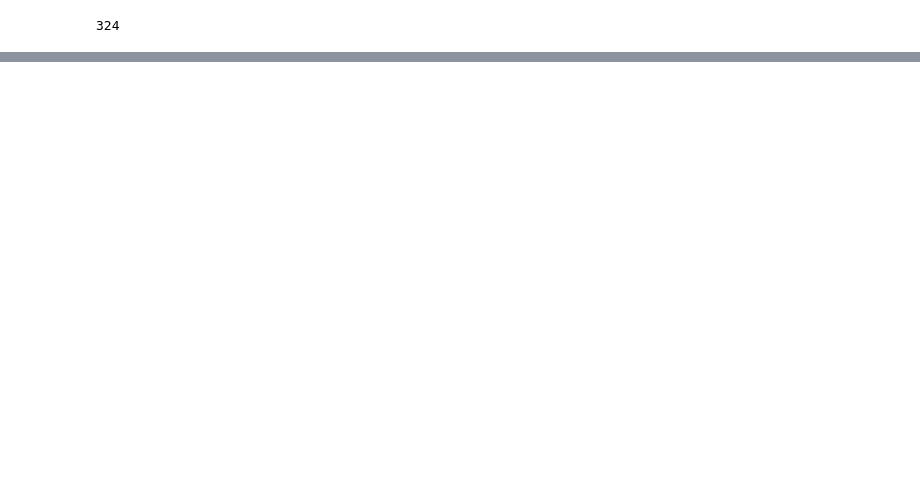
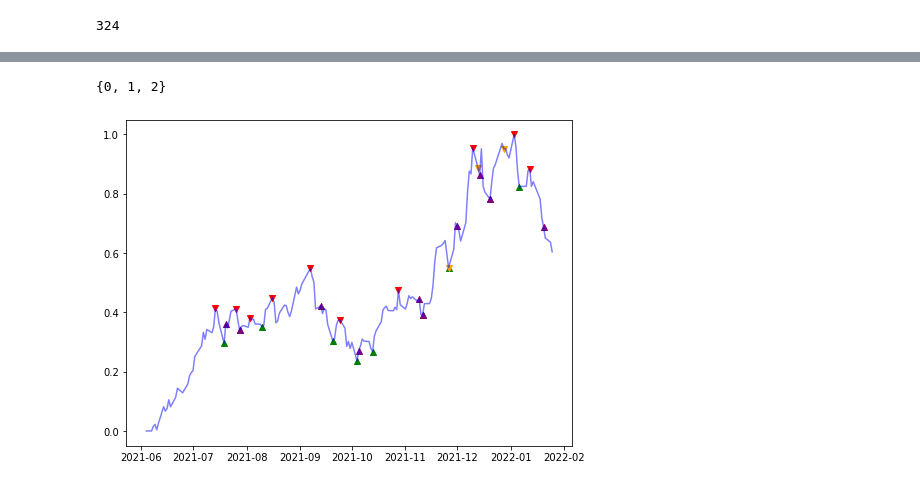
Before and after one commit to rudragarg/lstm_trading, a Jupyter notebook: project.ipynb, the cells around one changed output, grey strips where cells are left out. Drawn from its saved outputs; the diff is of its cells as text; code cells hidden in the pictures; blank space fills up the shorter version.

```diff
--- a/project.ipynb
+++ b/project.ipynb
@@ -904,0 +961,3 @@ plot_preds_train(train_df,preds, train_size)
+# %%
+test_seq = create_sequences(test_x)
+test_inout_seq = create_model_input(test_seq, test_y)
@@ -904,0 +984,17 @@ plot_preds_train(train_df,preds, train_size)
+# %%
+model.eval()
+
+preds = []
+
+for i, (x, y) in enumerate(test_inout_seq):
+    #print(x)
+    #print(model(x.view(len(x), 1, -1).float()))
+    preds.append(torch.argmax(model(x.view(len(x), 1, -1).float())).item())
+# %%
+set(preds)
+# %% [output]
+{0, 1, 2}
+# %%
+plot_preds(test_df,preds)
+# %% [output]
+[figure, added]
```
Also changed, not shown: parts of 10 cells of this notebook.
